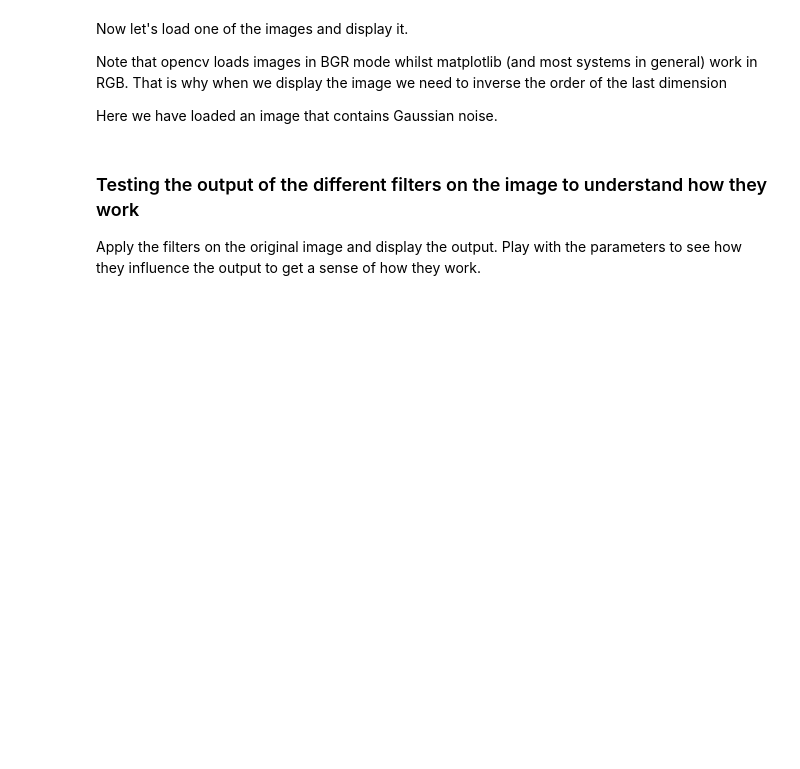
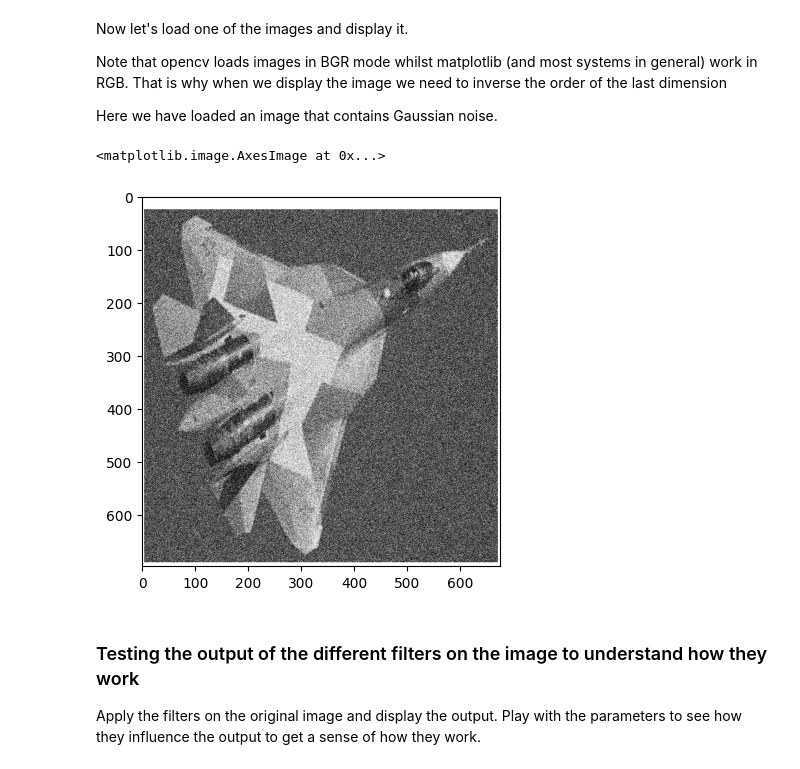
Before and after one commit to lukasfalk/MICRO-452-Basics-of-mobile-robotics, a Jupyter notebook: exercise 2 Part 2/exercise 2 Part 2/Exercises Week 2 - PART 2 - Basic image processing and feature tracking.ipynb, the cells around one changed output. Cells and saved outputs as stored; diff of their text form; code cells hidden in the pictures; blank space fills up the shorter version.

```diff
--- a/exercise 2 Part 2/exercise 2 Part 2/Exercises Week 2 - PART 2 - Basic image processing and feature tracking.ipynb
+++ b/exercise 2 Part 2/exercise 2 Part 2/Exercises Week 2 - PART 2 - Basic image processing and feature tracking.ipynb
@@ -99,10 +126,13 @@ Note that opencv loads images in BGR mode whilst matplotlib (and most systems in
 
 Here we have loaded an image that contains Gaussian noise.
 # %%
-filename = 'images/download.png'
+filename = 'images/gaussian_noise.png'
 img = cv2.imread(filename, cv2.IMREAD_COLOR)
 
 plt.imshow(img[:,:,::-1])
+# %% [output]
+<matplotlib.image.AxesImage at 0x...>
+[figure, added]
 # %% [markdown]
 ### Testing the output of the different filters on the image to understand how they work
 
```
Also changed, not shown: parts of 7 cells of this notebook.
